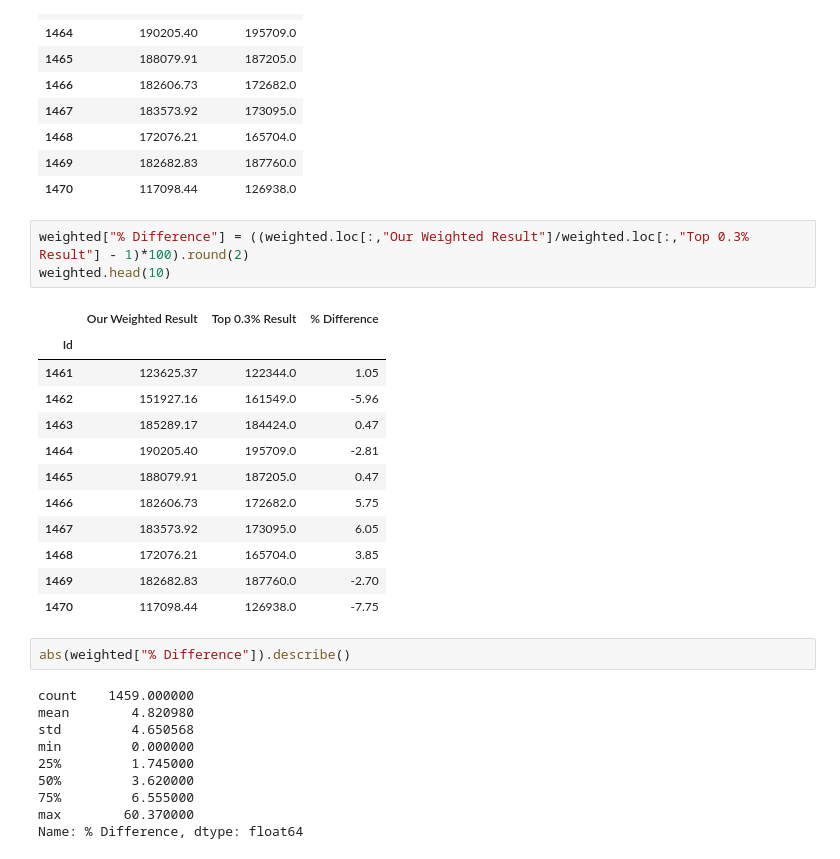
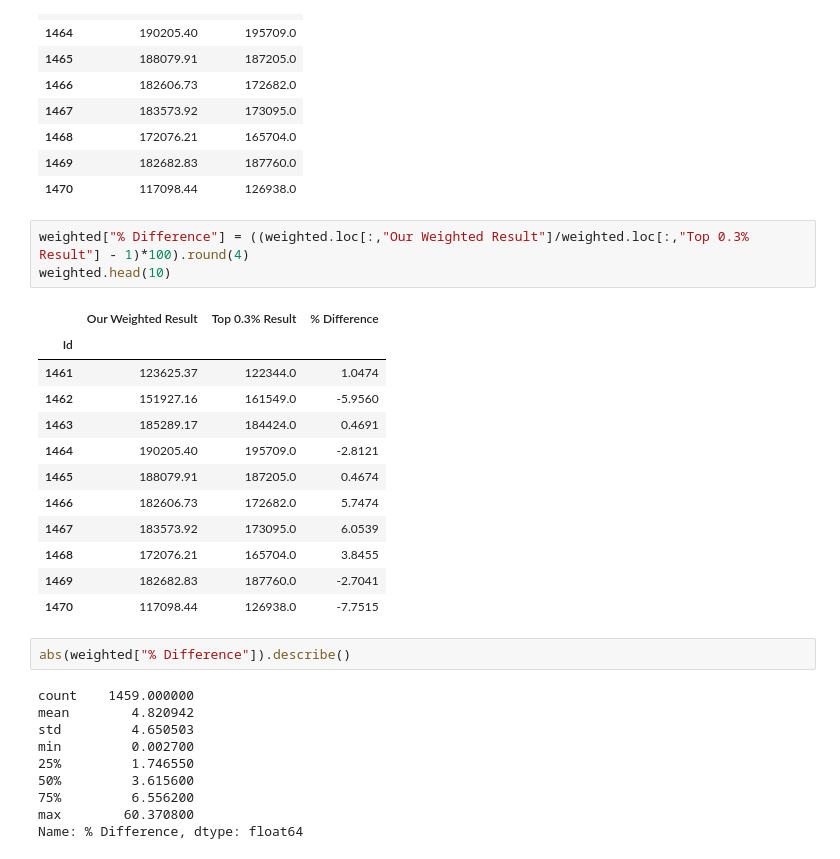
Before and after one commit to yummypugs/Data-Analytics-in-Business, a Jupyter notebook: 4.1.0 FinalWeighting for Submission.ipynb, the cells around one changed output. Saved outputs shown, nothing was run; the diff lists cells and outputs as text.

```diff
--- a/4.1.0 FinalWeighting for Submission.ipynb
+++ b/4.1.0 FinalWeighting for Submission.ipynb
@@ -141,32 +141,32 @@ weighted.head(10)
 | 1469 | 182682.83 | 187760.0 |
 | 1470 | 117098.44 | 126938.0 |
 # %%
-weighted["% Difference"] = ((weighted.loc[:,"Our Weighted Result"]/weighted.loc[:,"Top 0.3% Result"] - 1)*100).round(2)
+weighted["% Difference"] = ((weighted.loc[:,"Our Weighted Result"]/weighted.loc[:,"Top 0.3% Result"] - 1)*100).round(4)
 weighted.head(10)
 # %% [output]
 |  | Our Weighted Result | Top 0.3% Result | % Difference |
 | Id |  |  |  |
-| 1461 | 123625.37 | 122344.0 | 1.05 |
-| 1462 | 151927.16 | 161549.0 | -5.96 |
-| 1463 | 185289.17 | 184424.0 | 0.47 |
-| 1464 | 190205.40 | 195709.0 | -2.81 |
-| 1465 | 188079.91 | 187205.0 | 0.47 |
-| 1466 | 182606.73 | 172682.0 | 5.75 |
-| 1467 | 183573.92 | 173095.0 | 6.05 |
-| 1468 | 172076.21 | 165704.0 | 3.85 |
-| 1469 | 182682.83 | 187760.0 | -2.70 |
-| 1470 | 117098.44 | 126938.0 | -7.75 |
+| 1461 | 123625.37 | 122344.0 | 1.0474 |
+| 1462 | 151927.16 | 161549.0 | -5.9560 |
+| 1463 | 185289.17 | 184424.0 | 0.4691 |
+| 1464 | 190205.40 | 195709.0 | -2.8121 |
+| 1465 | 188079.91 | 187205.0 | 0.4674 |
+| 1466 | 182606.73 | 172682.0 | 5.7474 |
+| 1467 | 183573.92 | 173095.0 | 6.0539 |
+| 1468 | 172076.21 | 165704.0 | 3.8455 |
+| 1469 | 182682.83 | 187760.0 | -2.7041 |
+| 1470 | 117098.44 | 126938.0 | -7.7515 |
 # %%
 abs(weighted["% Difference"]).describe()
 # %% [output]
 count    1459.000000
-mean        4.820980
-std         4.650568
-min         0.000000
-25%         1.745000
-50%         3.620000
-75%         6.555000
-max        60.370000
+mean        4.820942
+std         4.650503
+min         0.002700
+25%         1.746550
+50%         3.615600
+75%         6.556200
+max        60.370800
 Name: % Difference, dtype: float64
 # %%
 y = np.log1p(weighted)
```
Also changed, not shown: parts of 2 cells of this notebook, 2 other files.
